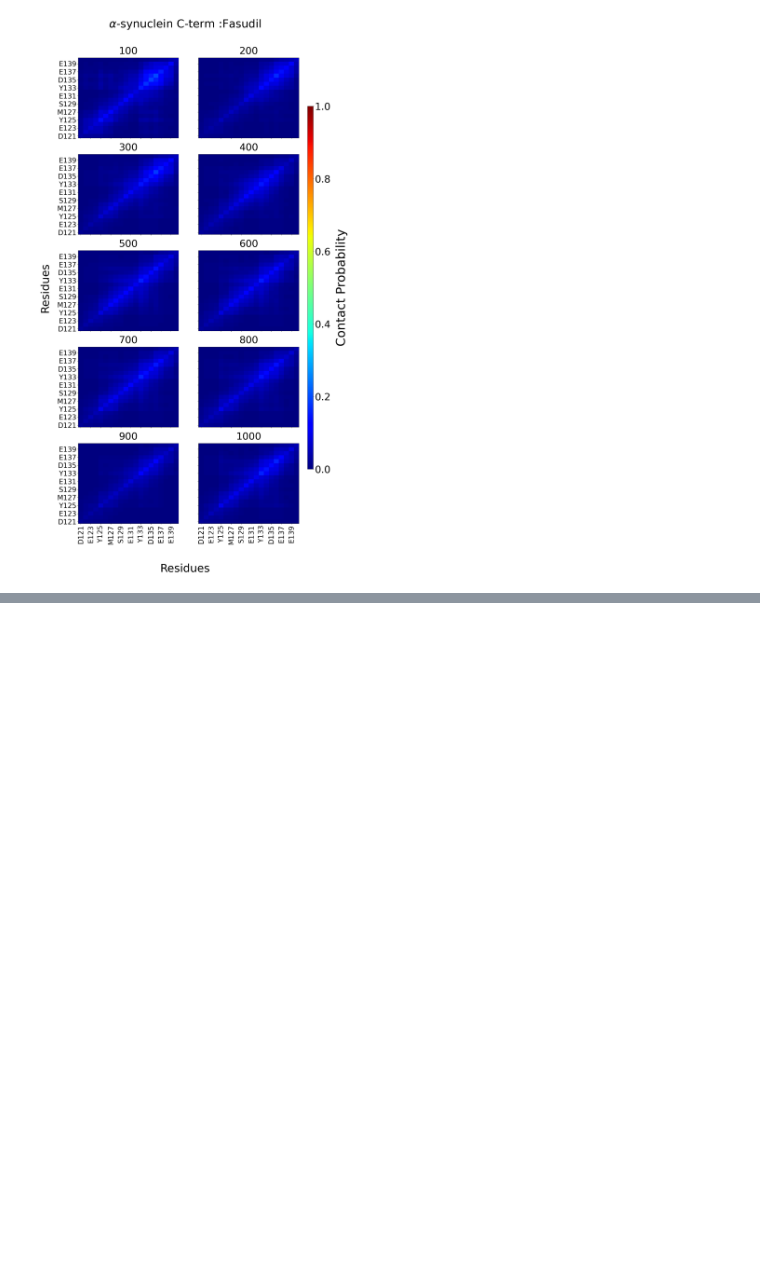
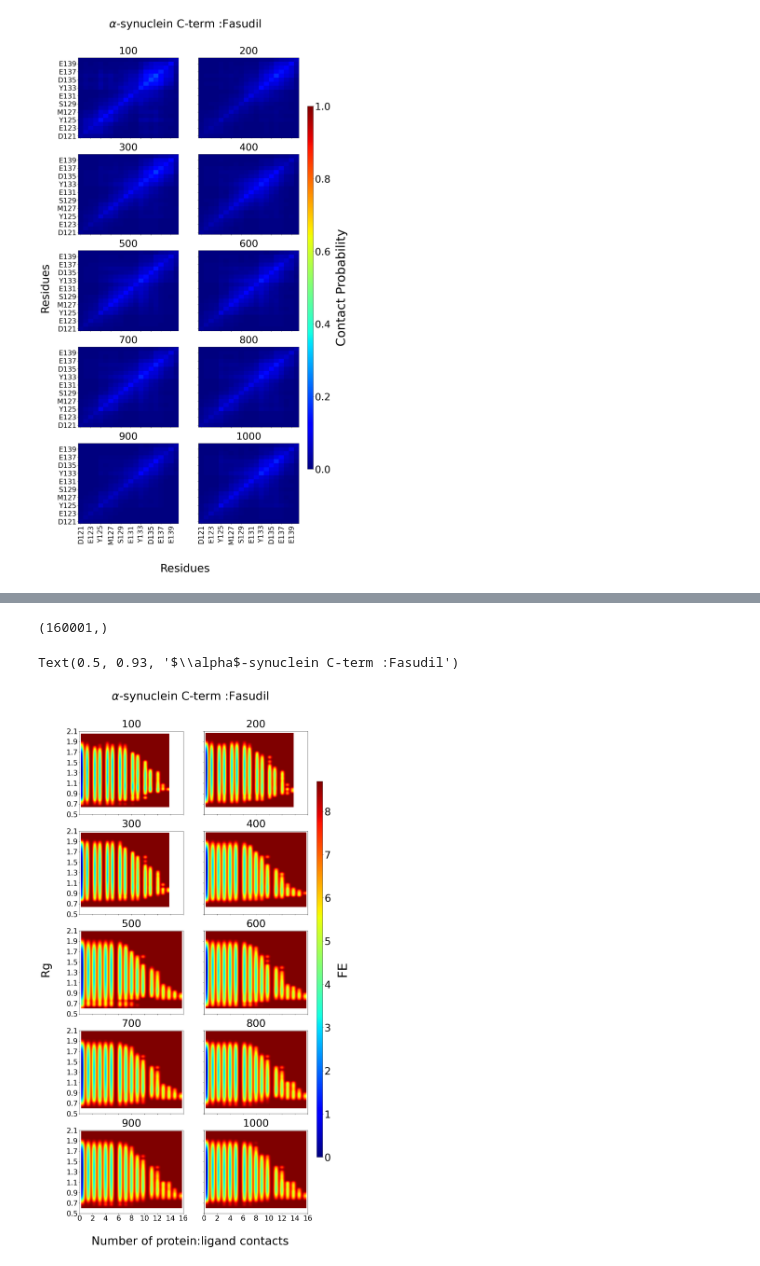
Before and after one commit to vilaxara/PBMetaD, a Jupyter notebook: agg_rg_fas_1.ipynb, the cells around one changed output, grey strips where cells are left out. Saved outputs shown, nothing was run; the diff lists cells and outputs as text; code cells hidden in the pictures; blank space fills up the shorter version.

```diff
--- a/agg_rg_fas_1.ipynb
+++ b/agg_rg_fas_1.ipynb
@@ -446,0 +451,10 @@ Text(0.5, 0.93, '$\\alpha$-synuclein C-term :Fasudil')
+# %%
+cm={}
+file_name = 'contact_matrix.json'
+
+for i in range(0,1000, 100):
+
+    if i==0:
+        cm[i+1000]=load_json(f'{work_directory}/{a[0]}/data/out_{i}/{file_name}')
+    else:
+        cm[i]=load_json(f'{work_directory}/{a[0]}/data/out_{i}/{file_name}')
@@ -446,0 +465,70 @@ Text(0.5, 0.93, '$\\alpha$-synuclein C-term :Fasudil')
+# %%
+np.shape(colvar_data[100].T[index_dict['Rg']])
+# %% [output]
+(160001,)
+# %%
+# from mpl_toolkits.axes_grid1 import AxesGrid
+
+histogram_data={}
+
+fig, axes = plt.subplots(5,2, figsize=(16,34), sharex=True, sharey=True)
+cax= fig.add_axes([0.93, 0.2, 0.02, 0.6])
+
+
+images=[]
+for i in range(100, 1100, 100):
+    # ax.set_axis_off()
+
+    fe, xedges,yedges, histogram_data[i]  = free_energy_2D(Y=colvar_data[i].T[index_dict['Rg']], X=np.sum(cm[i]['0'], axis=1),
+                                                           T=300,bins=35,
+                                                           y0=colvar_data[i].T[index_dict['Rg']].min(), ymax=colvar_data[i].T[index_dict['Rg']].max(),
+                                                           x0=np.sum(cm[i]['0'], axis=1).min(), xmax=np.sum(cm[i]['0'], axis=1).max(), weights=weights_norm[i])
+
+
+    p,q = np.unravel_index(int(i/100)-1,(5,2))
+
+    im = axes[p,q].imshow(fe, cmap='jet', aspect='auto',
+                          extent=[yedges[0], yedges[-1], xedges[0], xedges[-1]],
+                          interpolation='gaussian')
+
+    # axes[p,q].invert_yaxis()
+    axes[p,q].set_xticks(np.arange(0, 17, 2), np.arange(0, 17, 2), rotation=0, size=28)
+    axes[p,q].set_yticks(np.arange(0.5, 2.2, 0.2), [round(i, 1) for i in np.arange(0.5, 2.2, 0.2)], rotation=0, size=28)
+    axes[p,q].grid(False)
+    axes[p,q].set_title(i,size=40, pad=15)
+
+    # if not q : axes[p,q].set_ylabel("Residues", size=45, labelpad=15)
+    # if p == 2-1 : axes[p,q].set_xlabel('Residues', size=45, labelpad=15)
+    images.append(im)
+
+for ax in axes.flat :
+
+    if not bool(ax.has_data()):
+
+        fig.delaxes(ax)
+
+# cbar = fig.colorbar(images[-1],cax=cax, orientation="horizontal")
+cbar = fig.colorbar(images[-1],cax=cax)
+
+cbar.set_label("FE", size=50, labelpad=20)
+cbar.ax.tick_params(labelsize=40)
+# cbar.set_ticks([])
+# cbar.set_ticklabels([])
+
+fig.text(0.5, 0.06, "Number of protein:ligand contacts", ha="center", fontsize=45)
+fig.text(-0.01, 0.5, "Rg", va="center", rotation="vertical", fontsize=45)
+
+# plt.suptitle("Protein:protien contact matix",size=50 )
+fig.text(0.5, 0.93, r'$\alpha$-synuclein C-term :Fasudil', ha="center", fontsize=45)
+
+# plt.grid(alpha=0.1)
+# plt.tight_layout()
+# plt.savefig(f"{out_dir}/p_cm.png", dpi=1000, bbox_inches='tight')
+# plt.savefig(f"{out_dir}/p_cm.pdf", dpi=1200, bbox_inches='tight')
+# plt.savefig(f"{out_dir}/p_cm.eps", dpi=1200, bbox_inches='tight')
+
+# plt.show()
+# plt.clf()
+# %% [output]
+Text(0.5, 0.93, '$\\alpha$-synuclein C-term :Fasudil')
+[figure, added]
```
Also changed, not shown: parts of 5 cells of this notebook, 3 other files.
